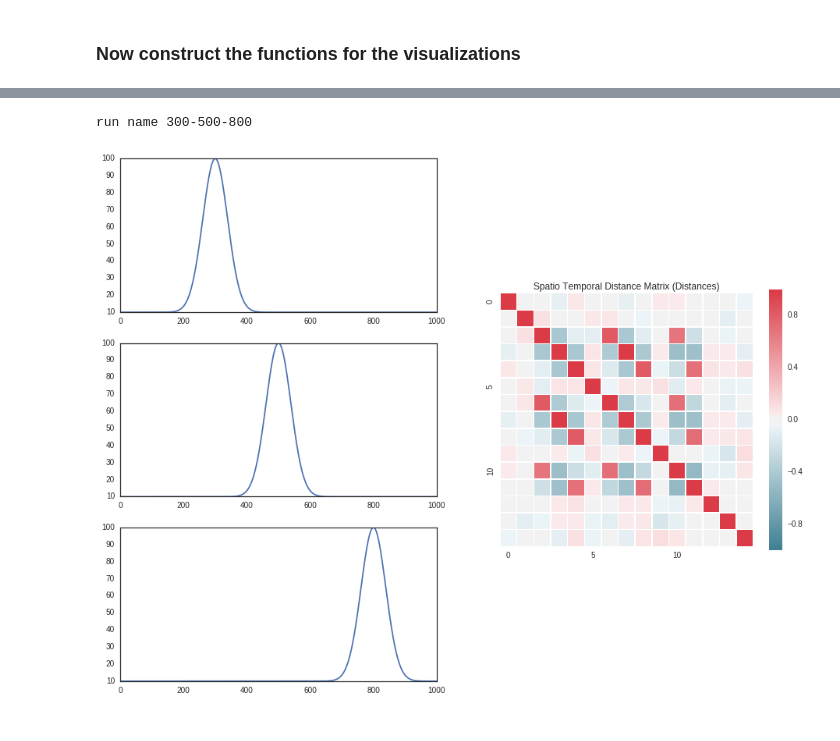
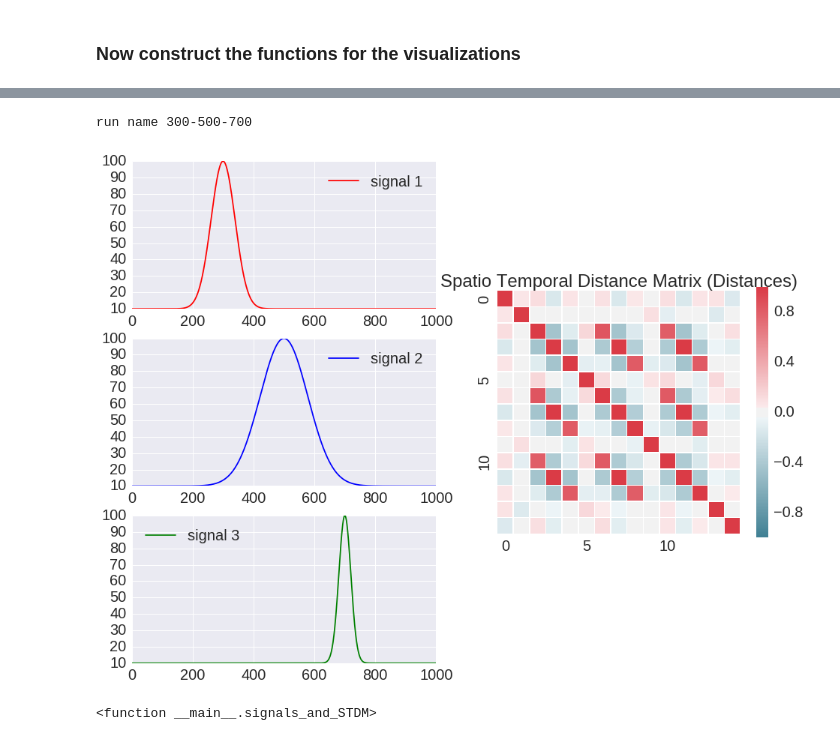
Before and after one commit to h-mayorquin/time_series_basic, a Jupyter notebook: presentations/2015-12-10(Visualize Three Bumps from HDF5).ipynb, the cells around one changed output, grey strips where cells are left out. Drawn from its saved outputs; the diff is of its cells as text; code cells hidden in the pictures.

Commit message:
Updated the format of the three gausian bumps

```diff
--- a/presentations/2015-12-10(Visualize Three Bumps from HDF5).ipynb
+++ b/presentations/2015-12-10(Visualize Three Bumps from HDF5).ipynb
@@ -5,6 +5,9 @@ Here we will try to load the database from HDF5 and show the contents of it. So
 import h5py
 import matplotlib.pyplot as plt
 import matplotlib.gridspec as gridspec
+import seaborn as sns
+
+sns.set(font_scale=2)
 
 from ipywidgets import interact
 
@@ -123,8 +136,8 @@ def signals_and_STDM(center1, center3):
 
     # Now create the guassian bumps
     gb1 = gaussian_bump(time, center1, max_rate, base, value, attenuation)
-    gb2 = gaussian_bump(time, center2, max_rate, base, value, attenuation)
-    gb3 = gaussian_bump(time, center3, max_rate, base, value, attenuation)
+    gb2 = gaussian_bump(time, center2, max_rate, base, value * 2, attenuation)
+    gb3 = gaussian_bump(time, center3, max_rate, base, value * 0.5, attenuation)
 
     # Database extraction
     run_name = str(center1) + '-'
@@ -142,11 +155,16 @@ def signals_and_STDM(center1, center3):
     gs = gridspec.GridSpec(3, 2)
 
     ax1 = fig.add_subplot(gs[0, 0])
-    ax1.plot(time, gb1)
+    ax1.plot(time, gb1, 'r', label='signal 1')
+    ax1.legend(loc='best')
+
     ax2 = fig.add_subplot(gs[1, 0])
-    ax2.plot(time,gb2)
+    ax2.plot(time, gb2, 'b', label='signal 2')
+    ax2.legend(loc='best')
+
     ax3 = fig.add_subplot(gs[2, 0])
-    ax3.plot(time, gb3)
+    ax3.plot(time, gb3, 'g', label='signal 3')
+    ax3.legend(loc='best')
 
     ax4 = fig.add_subplot(gs[:, 1])
     visualize_STDM_hdf5(database, run_name, nexa_arrangement, ax=ax4)
@@ -160,8 +179,9 @@ run name 300-500-800
 # %%
-s(signals_and_STDM, center1=(100, 500, 100), center3=(500, 900, 100))
+interact(signals_and_STDM, center1=(100, 500, 100), center3=(500, 900, 100))
 # %% [output]
-run name 300-500-800
+run name 300-500-700
-[figure, old version]
+[figure, new version]
+<function __main__.signals_and_STDM>
 # %%
 interact(signals_and_clustering, center1=(100, 500, 100), center3=(500, 900, 100))
 # %% [output]
```
Also changed, not shown: parts of 4 cells of this notebook, 1 other file.
